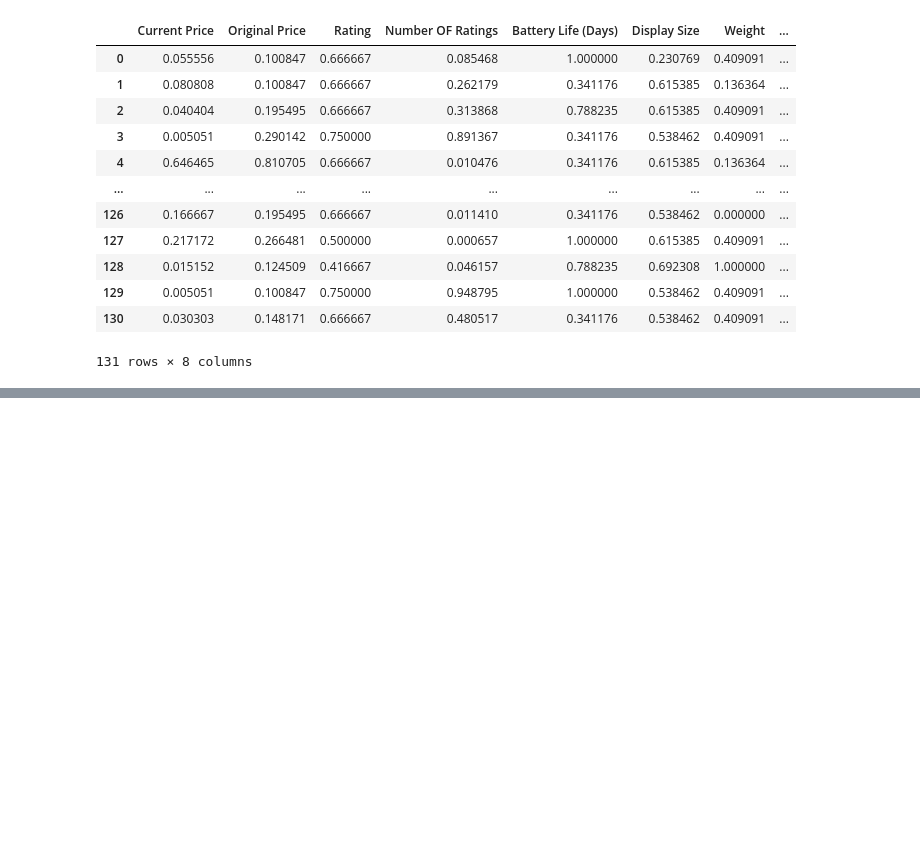
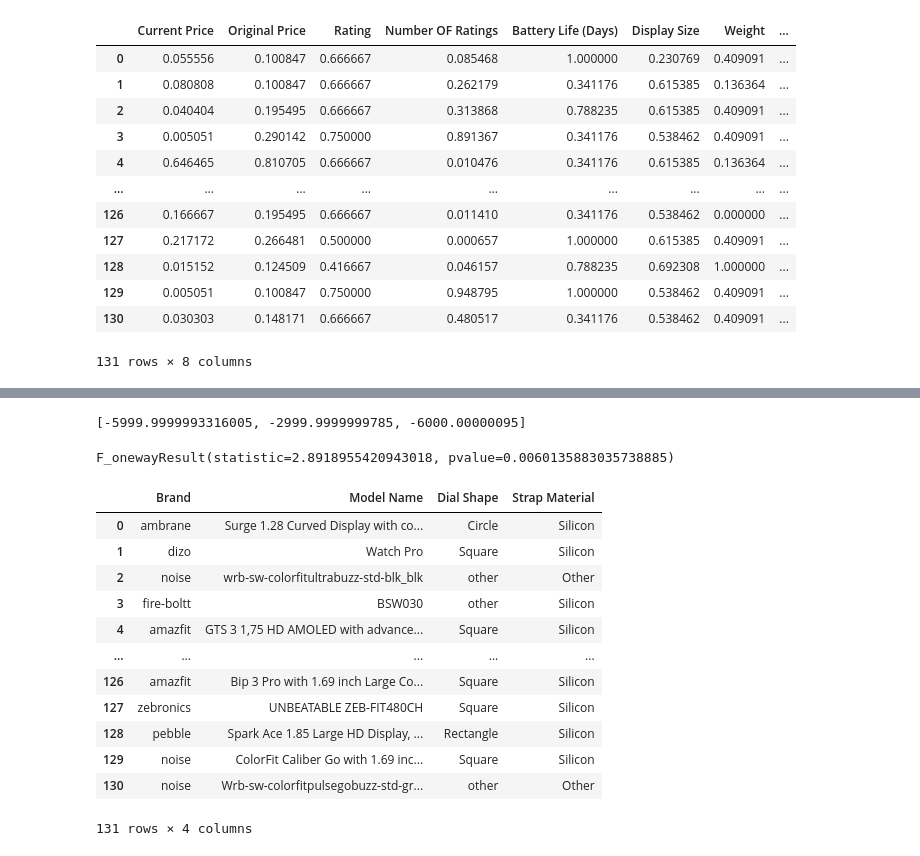
Before and after one commit to adhi1911/Watch-Price-Prediction, a Jupyter notebook: feature_engineering.ipynb, the cells around one changed output, grey strips where cells are left out. Saved outputs shown, nothing was run; the diff lists cells and outputs as text; code cells hidden in the pictures; blank space fills up the shorter version.

```diff
--- a/feature_engineering.ipynb
+++ b/feature_engineering.ipynb
@@ -363,0 +399,25 @@ train_df[numerical_cols]
+# %%
+print(CategoryGroupLists[0])
+# %% [output]
+[-5999.9999993316005, -2999.9999999785, -6000.00000095]
+# %%
+print(AnovaResults)
+# %% [output]
+F_onewayResult(statistic=2.8918955420943018, pvalue=0.0060135883035738885)
+# %%
+imp_col = ['Brand', 'Model Name', 'Dial Shape', 'Strap Material']
+train_df[imp_col]
+# %% [output]
+|  | Brand | Model Name | Dial Shape | Strap Material |
+| 0 | ambrane | Surge 1.28 Curved Display with co... | Circle | Silicon |
+| 1 | dizo | Watch Pro | Square | Silicon |
+| 2 | noise | wrb-sw-colorfitultrabuzz-std-blk_blk | other | Other |
+| 3 | fire-boltt | BSW030 | other | Silicon |
+| 4 | amazfit | GTS 3 1,75 HD AMOLED with advance... | Square | Silicon |
+| ... | ... | ... | ... | ... |
+| 126 | amazfit | Bip 3 Pro with 1.69 inch Large Co... | Square | Silicon |
+| 127 | zebronics | UNBEATABLE ZEB-FIT480CH | Square | Silicon |
+| 128 | pebble | Spark Ace 1.85 Large HD Display, ... | Rectangle | Silicon |
+| 129 | noise | ColorFit Caliber Go with 1.69 inc... | Square | Silicon |
+| 130 | noise | Wrb-sw-colorfitpulsegobuzz-std-gr... | other | Other |
+131 rows × 4 columns
```
Also changed, not shown: parts of 15 cells of this notebook, 1 other file.
